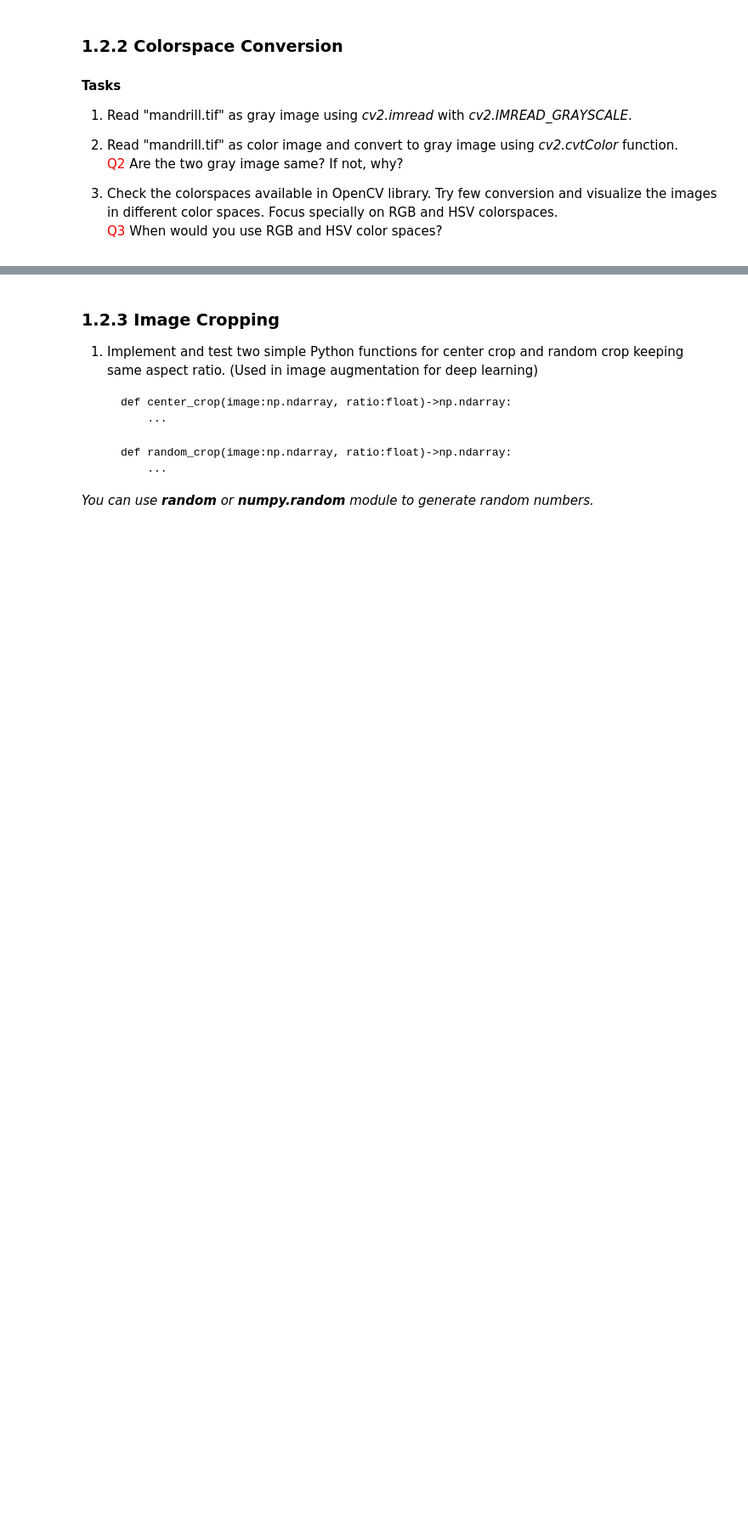
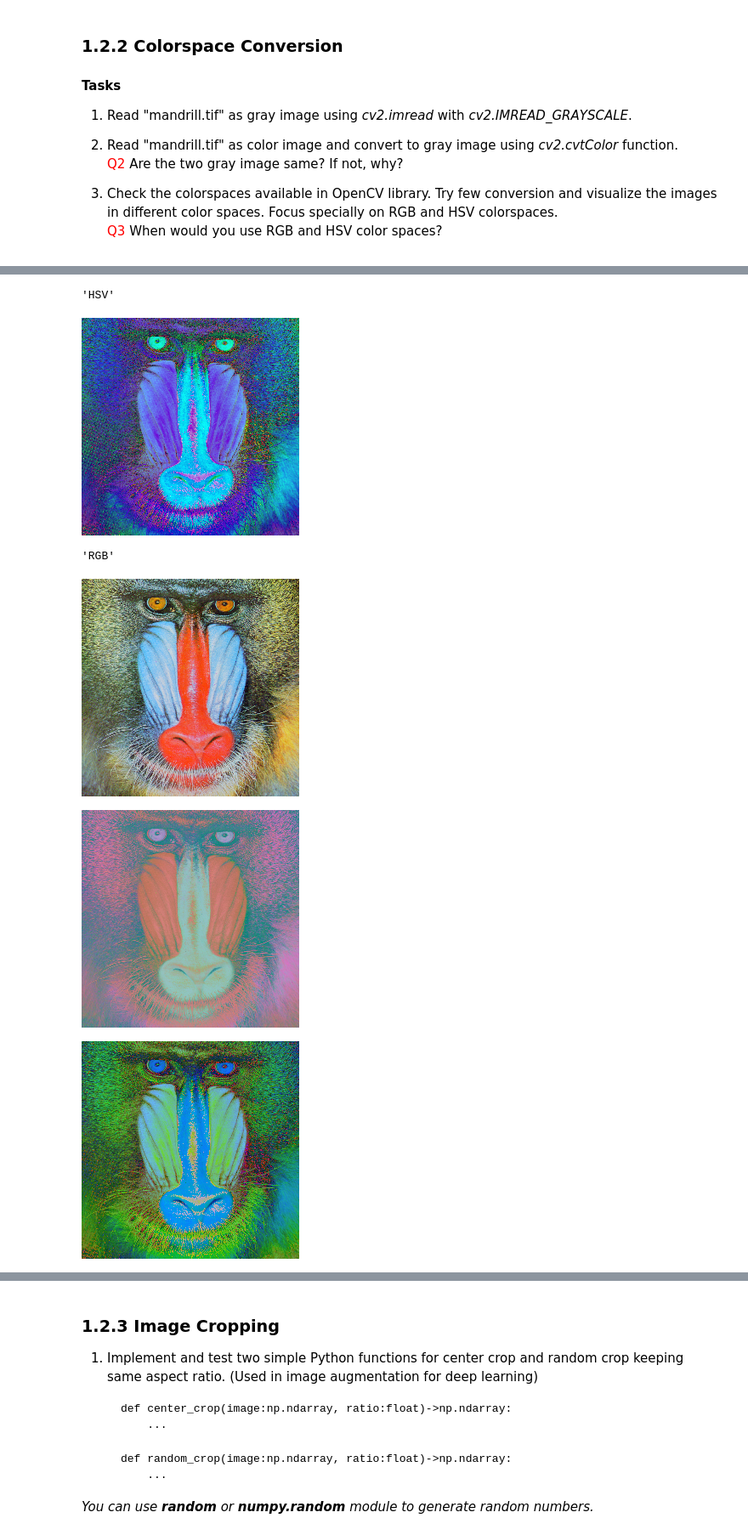
Before and after one commit to SeZven/Digital-Image-Processing-and-Computer-Vision, a Jupyter notebook: Lab1/Lab1_Computer_Vision.ipynb, the cells around one changed output, grey strips where cells are left out. Shown at 85% size. Drawn from its saved outputs; the diff is of its cells as text; code cells hidden in the pictures; blank space fills up the shorter version.

```diff
--- a/Lab1/Lab1_Computer_Vision.ipynb
+++ b/Lab1/Lab1_Computer_Vision.ipynb
@@ -95,0 +136,20 @@ data_type = type(img)
+# %%
+mandrillImageHSV = cv2.cvtColor(img, cv2.COLOR_BGR2HSV) #3
+mandrillImageRGB = cv2.cvtColor(img, cv2.COLOR_BGR2RGB)
+mandrillImageLAB = cv2.cvtColor(img, cv2.COLOR_BGR2LAB)
+mandrillImageHLS = cv2.cvtColor(img, cv2.COLOR_BGR2HLS)
+mandrillImageLUV = cv2.cvtColor(img, cv2.COLOR_BGR2LUV)
+#cv2.imshow("mandrillImageHSV",mandrillImageHSV)
+
+display("HSV",Image.fromarray(mandrillImageHSV))
+display("RGB",Image.fromarray(mandrillImageRGB))
+display(Image.fromarray(mandrillImageLAB))
+display(Image.fromarray(mandrillImageHLS))
+display(Image.fromarray(mandrillImageLUV))
+# %% [output]
+'HSV'
+[figure, added]
+'RGB'
+[figure, added]
+[figure, added]
+[figure, added]
```
Also changed, not shown: parts of 12 cells of this notebook.
